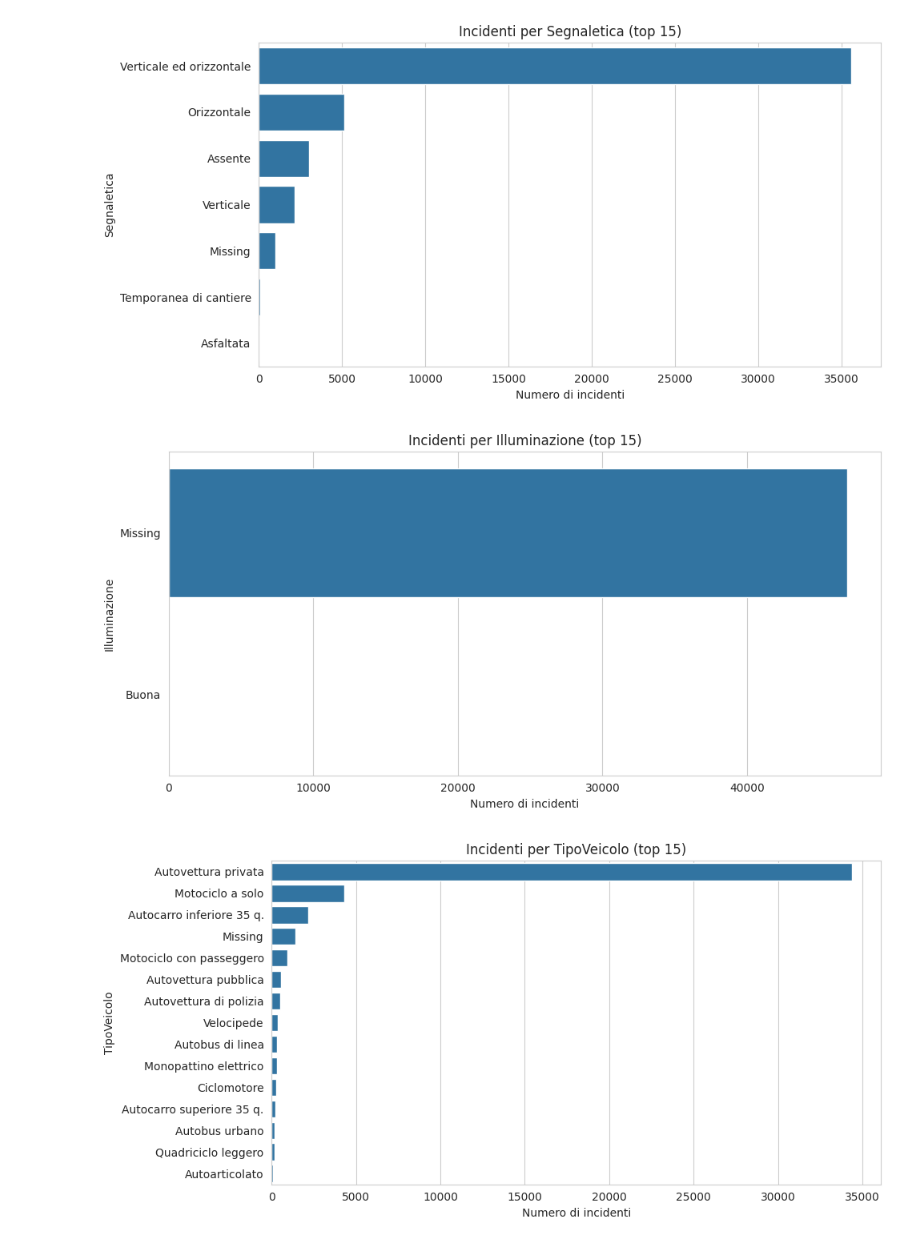
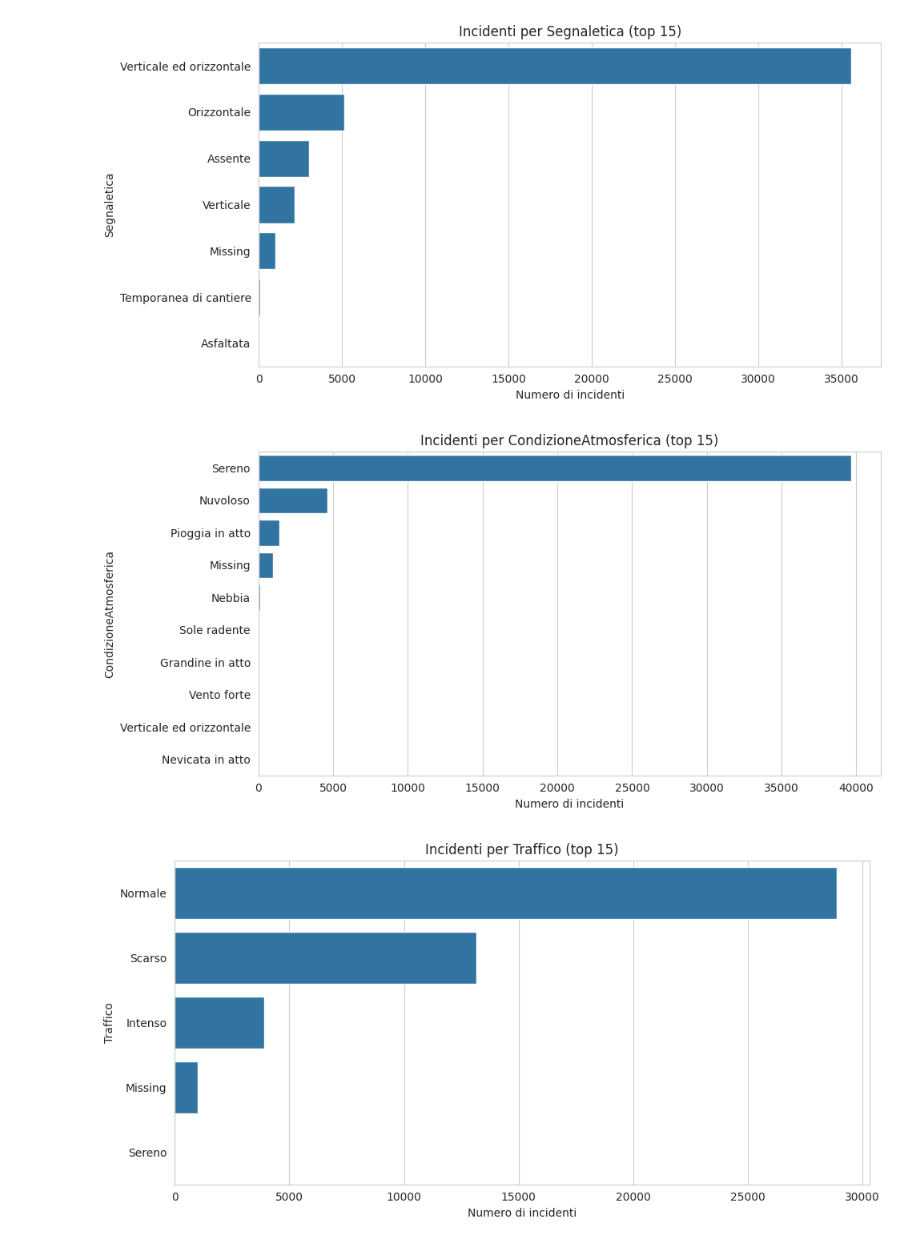
Before and after one commit to isabellagrassucci/opendata_analysis, a Jupyter notebook: incid_plot_distributions.ipynb, the cells around one changed output. Drawn from its saved outputs; the diff is of its cells as text; code cells hidden in the pictures.

```diff
--- a/incid_plot_distributions.ipynb
+++ b/incid_plot_distributions.ipynb
@@ -9,7 +9,7 @@ def plot_distributions(path, directory, top_n=15):
     inc_dir = os.path.join(path, directory)
 
     df = pd.read_csv(
-        os.path.join(inc_dir, "incidenti_2022_feature_selected.csv"),
+        os.path.join(inc_dir, "incidenti_2022.csv"),
         encoding="ISO-8859-1",
         header=0
     )
@@ -84,17 +84,13 @@ def plot_distributions(path, directory, top_n=15):
     # 2️⃣ CATEGORICAL DISTRIBUTIONS
     # =============================
 
-    categorical_cols = ['particolaritastrade',
-                         'TipoStrada',
-                        'FondoStradale',
-                        'Pavimentazione',
-                        'Segnaletica',
-                        'Illuminazione',
-                         'TipoVeicolo',
-                        'Sesso',
-                        'CinturaCascoUtilizzato',
-                        'Airbag'
-]
+
+    categorical_cols = ['particolaritastrade', 'TipoStrada', 'FondoStradale', 'Pavimentazione', 'Segnaletica',
+                         'CondizioneAtmosferica', 'Traffico', 'Visibilita', 'Illuminazione',
+                         'NUM_FERITI', 'NUM_RISERVATA', 'NUM_MORTI', 'NUM_ILLESI', 'TipoVeicolo',
+                        'Sesso', 'Deceduto', 'DecedutoDopo', 'CinturaCascoUtilizzato', 'Airbag']
+
+
     def plot_categorical(col_name):
         counts = (
             df[col_name]
@@ -117,8 +113,10 @@ def plot_distributions(path, directory, top_n=15):
 
     for col in categorical_cols:
         plot_categorical(col)
+
+    return(df)
 # %%
-base_dir = "/mnt/d/isabe/Desktop/Progetti_ripresa_lavoro/data_2022"
+base_dir = "/mnt/d/isabe/Desktop/Progetti_ripresa_lavoro/data/2022/"
 inc_dir = "incidenti/csv"
-plot_distributions(base_dir, inc_dir)
+dataframe = plot_distributions(base_dir, inc_dir)
 # %% [output]
@@ -129,9 +129,9 @@ Index(['Protocollo', 'Gruppo', 'DataOraIncidente', 'Localizzazione1',
       dtype='object')
 [figure]
 [figure]
 [figure]
 [figure]
 [figure]
 [figure]
-[figure, old version]
+[figure, new version]
-[figure, old version]
+[figure, new version]
```
Also changed, not shown: parts of 3 cells of this notebook, 1 other file.
